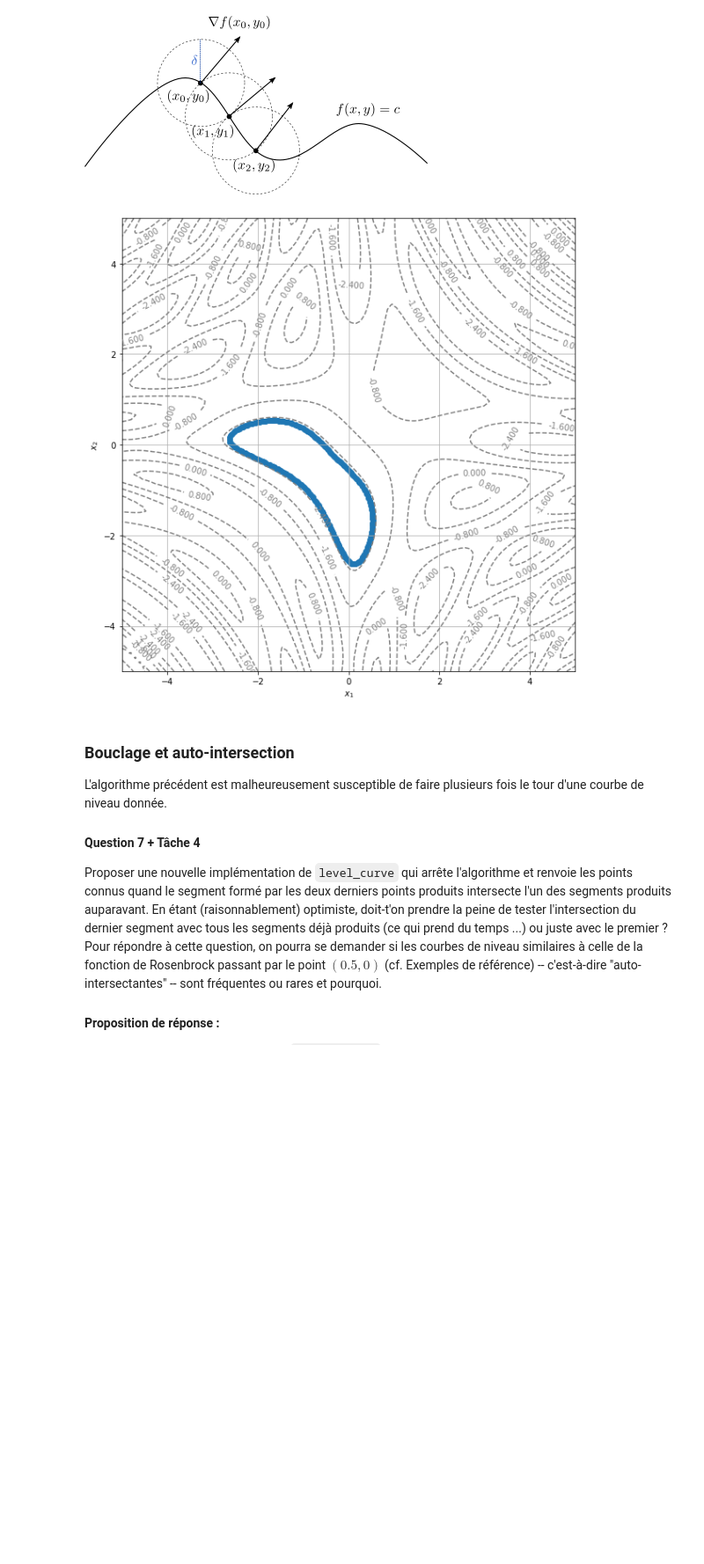
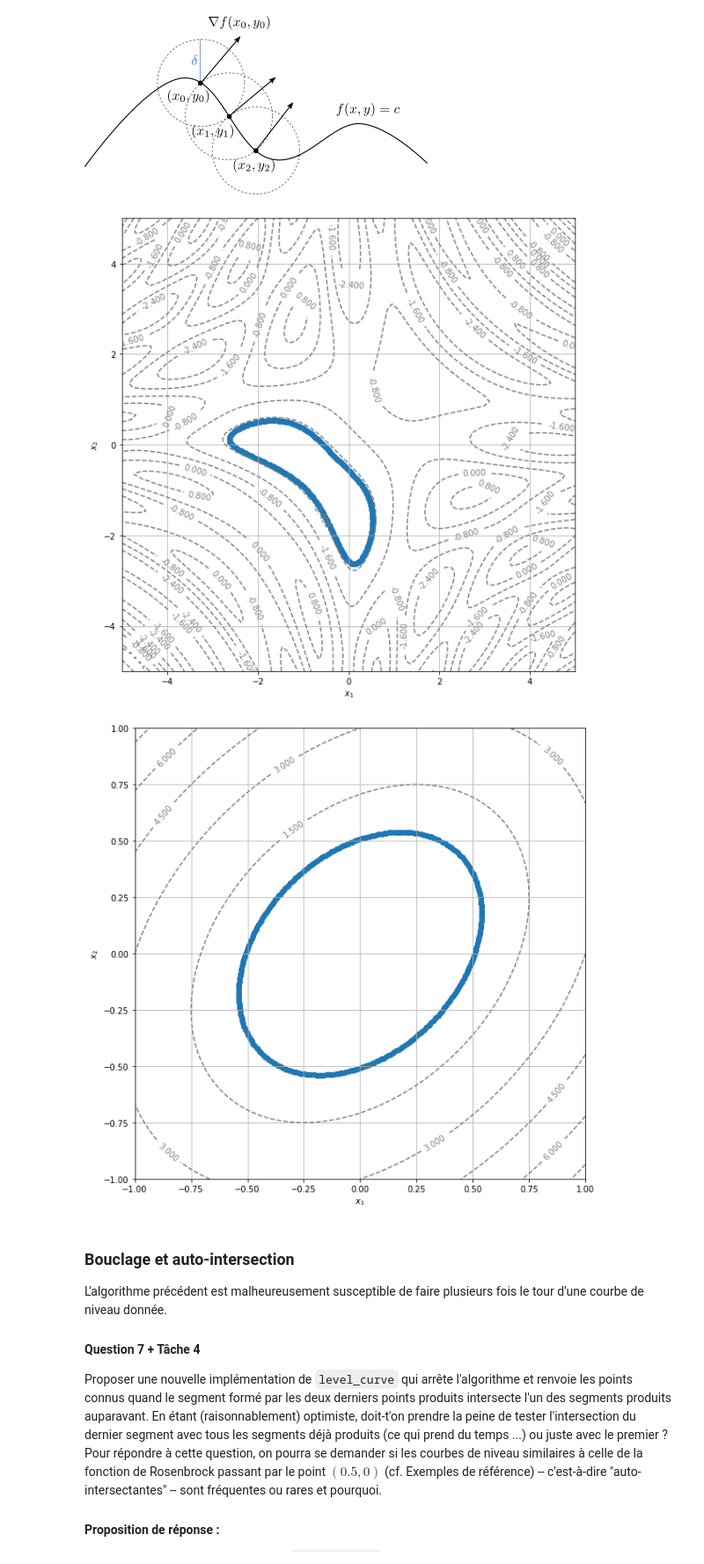
Before and after one commit to plgstalter/gstalter_freyther_ue11, a Jupyter notebook: gstalter_freyther.ipynb, the cells around one changed output. Shown at 88% size. Saved outputs shown, nothing was run; the diff lists cells and outputs as text; code cells hidden in the pictures; blank space fills up the shorter version.

```diff
--- a/gstalter_freyther.ipynb
+++ b/gstalter_freyther.ipynb
@@ -392,32 +392,41 @@ def level_curve(f, x0, y0, delta=0.1, N=100, eps=eps):
    return np.array(values).T #we want that values.shape == (2, N)
 # %%
 values = level_curve(f3, .5, -2., 0.1, 300)
+values_bis = level_curve(f1, .44, .44, 0.1, 300)
+
 
 def display_contour_bis(f, x, y, levels, V):
     X, Y = np.meshgrid(x, y)
     Z = f(X, Y)
     fig, ax = plt.subplots()
     contour_set = plt.contour(
         X, Y, Z, colors="grey", linestyles="dashed",
         levels=levels
     )
     ax.clabel(contour_set)
 
     plt.scatter(V[0, :], V[1, :])
 
     plt.grid(True)
     plt.xlabel("$x_1$")
     plt.ylabel("$x_2$")
     plt.gca().set_aspect("equal")
 
 
 display_contour_bis(f3,
     x=np.linspace(-5.0, 5.0, 100),
     y=np.linspace(-5.0, 5.0, 100),
     levels=5,
     V=values)
+
+display_contour_bis(f1,
+    x=np.linspace(-1.0, 1.0, 100),
+    y=np.linspace(-1.0, 1.0, 100),
+    levels=5,
+    V=values_bis)
 # %% [output]
 [figure]
+[figure, added]
 # %%
 def better_level_curve(f, x0, y0, delta = 0.1, eps = eps):
     values = [[x0, y0]]
```
Also changed, not shown: parts of 4 cells of this notebook.
